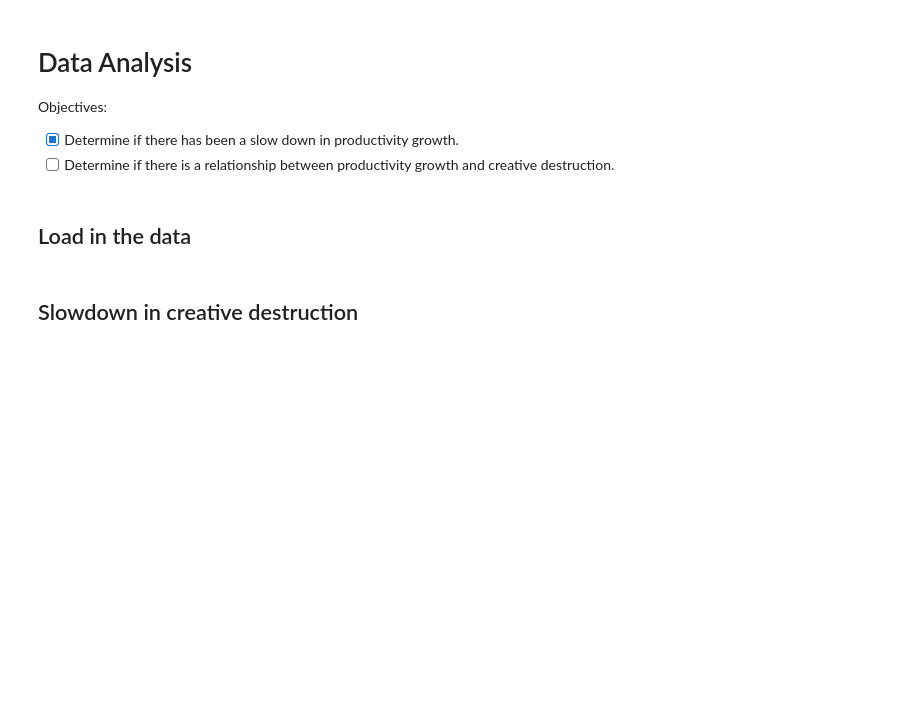
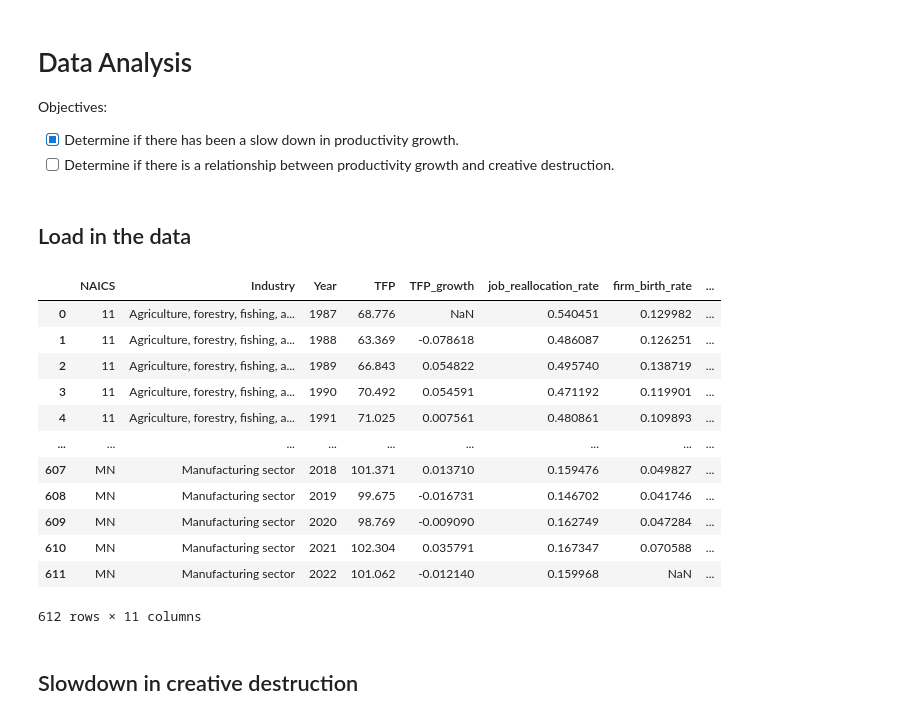
Before and after one commit to ollie-gregory/dynamism_and_productivity_growth, a Jupyter notebook: notebooks/analysis.ipynb, the cells around one changed output. Drawn from its saved outputs; the diff is of its cells as text; code cells hidden in the pictures; blank space fills up the shorter version.

```diff
--- a/notebooks/analysis.ipynb
+++ b/notebooks/analysis.ipynb
@@ -14,5 +16,20 @@ import matplotlib.pyplot as plt
 # %%
 data = pd.read_csv('../data/merged.csv')
+data
+# %% [output]
+|  | NAICS | Industry | Year | TFP | TFP_growth | job_reallocation_rate | firm_birth_rate | ... |
+| 0 | 11 | Agriculture, forestry, fishing, a... | 1987 | 68.776 | NaN | 0.540451 | 0.129982 | ... |
+| 1 | 11 | Agriculture, forestry, fishing, a... | 1988 | 63.369 | -0.078618 | 0.486087 | 0.126251 | ... |
+| 2 | 11 | Agriculture, forestry, fishing, a... | 1989 | 66.843 | 0.054822 | 0.495740 | 0.138719 | ... |
+| 3 | 11 | Agriculture, forestry, fishing, a... | 1990 | 70.492 | 0.054591 | 0.471192 | 0.119901 | ... |
+| 4 | 11 | Agriculture, forestry, fishing, a... | 1991 | 71.025 | 0.007561 | 0.480861 | 0.109893 | ... |
+| ... | ... | ... | ... | ... | ... | ... | ... | ... |
+| 607 | MN | Manufacturing sector | 2018 | 101.371 | 0.013710 | 0.159476 | 0.049827 | ... |
+| 608 | MN | Manufacturing sector | 2019 | 99.675 | -0.016731 | 0.146702 | 0.041746 | ... |
+| 609 | MN | Manufacturing sector | 2020 | 98.769 | -0.009090 | 0.162749 | 0.047284 | ... |
+| 610 | MN | Manufacturing sector | 2021 | 102.304 | 0.035791 | 0.167347 | 0.070588 | ... |
+| 611 | MN | Manufacturing sector | 2022 | 101.062 | -0.012140 | 0.159968 | NaN | ... |
+612 rows × 11 columns
 # %% [markdown]
 ## Slowdown in creative destruction
 # %% [markdown]
```
Also changed, not shown: parts of 7 cells of this notebook, 6 other files.
